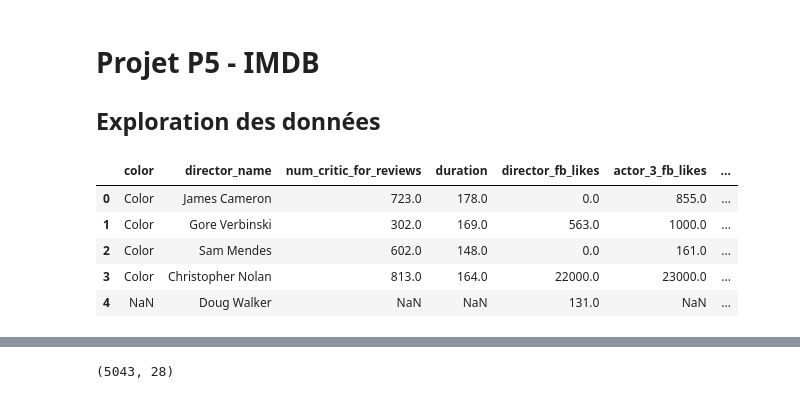
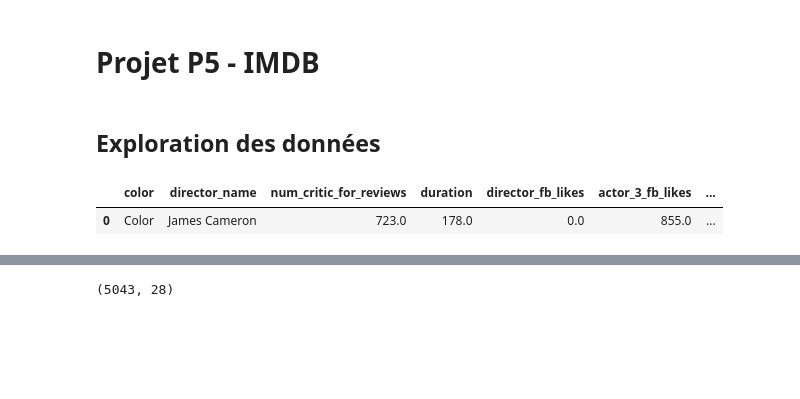
Before and after one commit to Yas2410/movies_predictions_brief, a Jupyter notebook: Projet P5 - Exploration.ipynb, the cells around one changed output, grey strips where cells are left out. Saved outputs shown, nothing was run; the diff lists cells and outputs as text; code cells hidden in the pictures; blank space fills up the shorter version.

```diff
--- a/Projet P5 - Exploration.ipynb
+++ b/Projet P5 - Exploration.ipynb
@@ -1,6 +1,5 @@
 # %% [markdown]
 # Projet P5 - IMDB
-## Exploration des données
 # %%
 import warnings
 warnings.filterwarnings("ignore")
@@ -10,18 +11,16 @@ import pandas as pd
 import matplotlib.pyplot as plt
 import seaborn as sns
+# %% [markdown]
+## Exploration des données
 # %%
 #Affichages de toutes les colonnes
 pd.set_option("display.max_columns", None)
 # Chargement des données
 df = pd.read_csv("./Datas/5000_movies_bis.csv")
-df.head(5)
+df.head(1)
 # %% [output]
 |  | color | director_name | num_critic_for_reviews | duration | director_fb_likes | actor_3_fb_likes | ... |
 | 0 | Color | James Cameron | 723.0 | 178.0 | 0.0 | 855.0 | ... |
-| 1 | Color | Gore Verbinski | 302.0 | 169.0 | 563.0 | 1000.0 | ... |
-| 2 | Color | Sam Mendes | 602.0 | 148.0 | 0.0 | 161.0 | ... |
-| 3 | Color | Christopher Nolan | 813.0 | 164.0 | 22000.0 | 23000.0 | ... |
-| 4 | NaN | Doug Walker | NaN | NaN | 131.0 | NaN | ... |
 # %% [markdown]
 #### *Composition détaillée du Dataset* :
 ##### *IMDB : Internet Movie Database*
```
Also changed, not shown: parts of 15 cells of this notebook, 1 other file.
